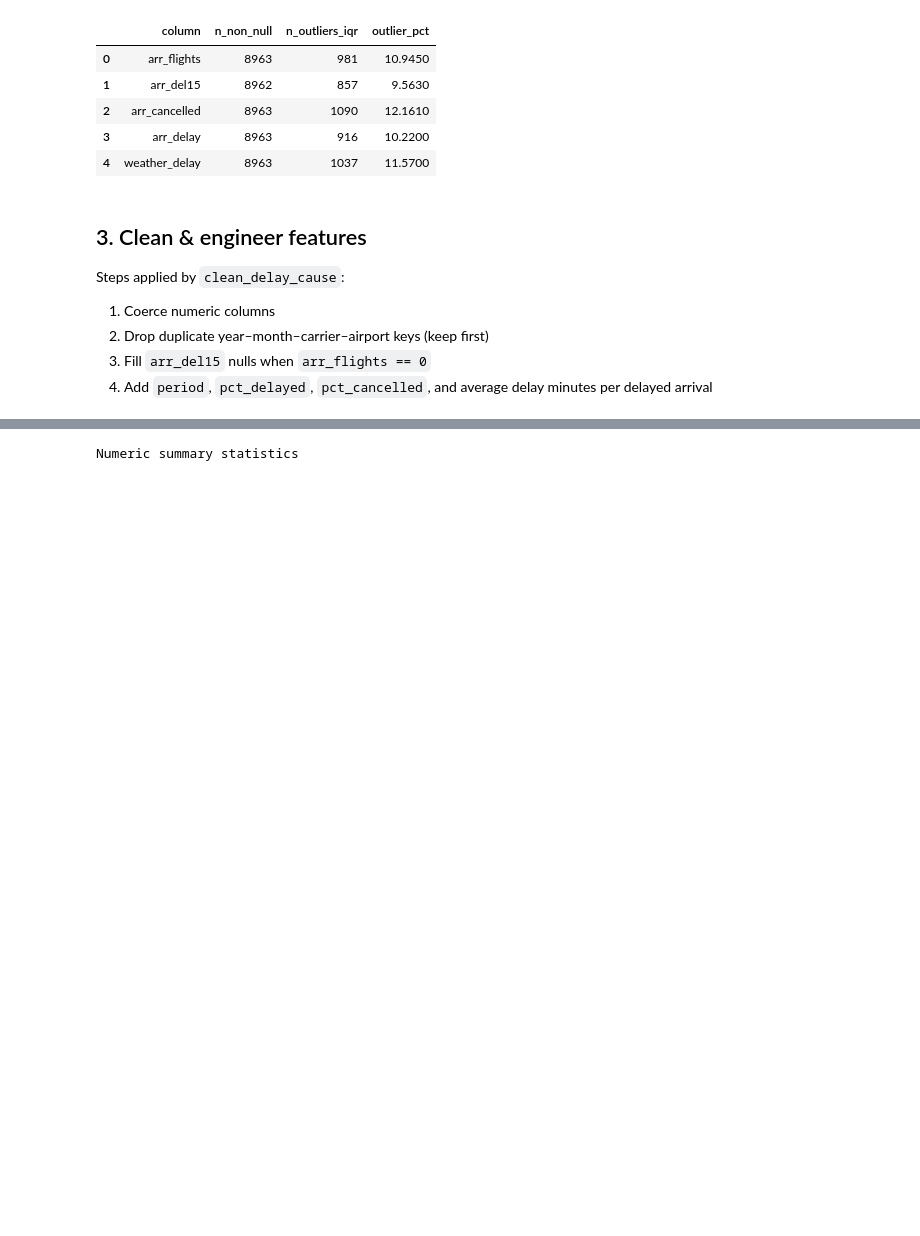
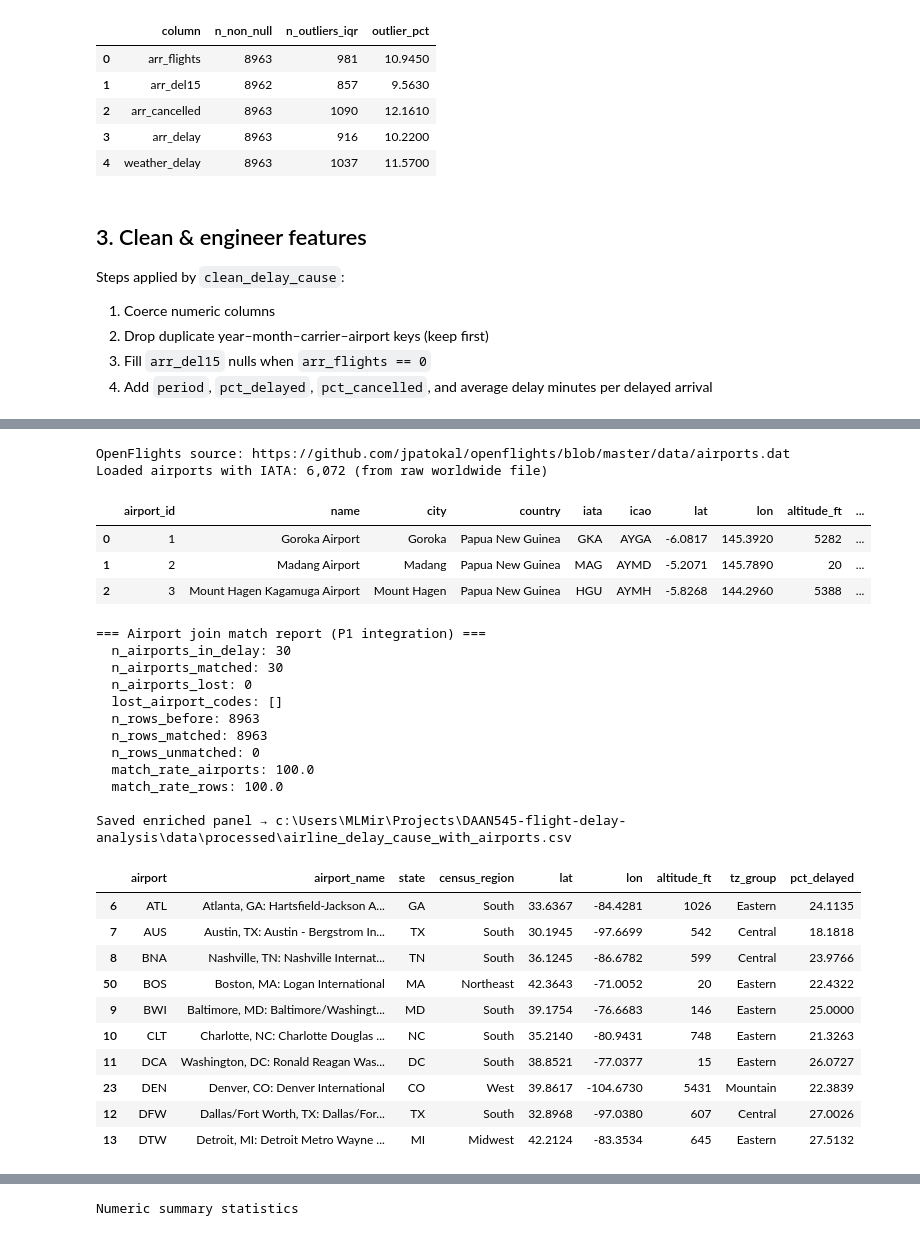
Before and after one commit to mlmirk/DAAN545-flight-delay-analysis, a Jupyter notebook: notebooks/01_eda_clean_visualize.ipynb, the cells around one changed output, grey strips where cells are left out. Cells and saved outputs as stored; diff of their text form; code cells hidden in the pictures; blank space fills up the shorter version.

```diff
--- a/notebooks/01_eda_clean_visualize.ipynb
+++ b/notebooks/01_eda_clean_visualize.ipynb
@@ -208,0 +235,76 @@ Saved cleaned data → C:\Users\MLMir\Projects\DAAN545-flight-delay-analysis\dat
+# %%
+AIRPORTS_PATH = DATA_RAW / "airports.dat"
+airports_raw = load_openflights_airports(AIRPORTS_PATH)
+
+print(f"OpenFlights source: {OPENFLIGHTS_SOURCE_URL}")
+print(f"Loaded airports with IATA: {len(airports_raw):,} (from raw worldwide file)")
+display(airports_raw.head(3))
+
+clean, airport_match = join_airport_attributes(clean, airports_raw)
+
+print("\n=== Airport join match report (P1 integration) ===")
+for key in [
+    "n_airports_in_delay",
+    "n_airports_matched",
+    "n_airports_lost",
+    "lost_airport_codes",
+    "n_rows_before",
+    "n_rows_matched",
+    "n_rows_unmatched",
+    "match_rate_airports",
+    "match_rate_rows",
+]:
+    print(f"  {key}: {airport_match[key]}")
+
+enriched_path = DATA_PROCESSED / "airline_delay_cause_with_airports.csv"
+clean.to_csv(enriched_path, index=False)
+print(f"\nSaved enriched panel → {enriched_path}")
+
+display(
+    clean[
+        [
+            "airport",
+            "airport_name",
+            "state",
+            "census_region",
+            "lat",
+            "lon",
+            "altitude_ft",
+            "tz_group",
+            "pct_delayed",
+        ]
+    ]
+    .drop_duplicates("airport")
+    .sort_values("airport")
+    .head(10)
+)
+# %% [output]
+OpenFlights source: https://github.com/jpatokal/openflights/blob/master/data/airports.dat
+Loaded airports with IATA: 6,072 (from raw worldwide file)
+|  | airport_id | name | city | country | iata | icao | lat | lon | altitude_ft | ... |
+| 0 | 1 | Goroka Airport | Goroka | Papua New Guinea | GKA | AYGA | -6.0817 | 145.3920 | 5282 | ... |
+| 1 | 2 | Madang Airport | Madang | Papua New Guinea | MAG | AYMD | -5.2071 | 145.7890 | 20 | ... |
+| 2 | 3 | Mount Hagen Kagamuga Airport | Mount Hagen | Papua New Guinea | HGU | AYMH | -5.8268 | 144.2960 | 5388 | ... |
+=== Airport join match report (P1 integration) ===
+  n_airports_in_delay: 30
+  n_airports_matched: 30
+  n_airports_lost: 0
+  lost_airport_codes: []
+  n_rows_before: 8963
+  n_rows_matched: 8963
+  n_rows_unmatched: 0
+  match_rate_airports: 100.0
+  match_rate_rows: 100.0
+
+Saved enriched panel → c:\Users\MLMir\Projects\DAAN545-flight-delay-analysis\data\processed\airline_delay_cause_with_airports.csv
+|  | airport | airport_name | state | census_region | lat | lon | altitude_ft | tz_group | pct_delayed |
+| 6 | ATL | Atlanta, GA: Hartsfield-Jackson A... | GA | South | 33.6367 | -84.4281 | 1026 | Eastern | 24.1135 |
+| 7 | AUS | Austin, TX: Austin - Bergstrom In... | TX | South | 30.1945 | -97.6699 | 542 | Central | 18.1818 |
+| 8 | BNA | Nashville, TN: Nashville Internat... | TN | South | 36.1245 | -86.6782 | 599 | Central | 23.9766 |
+| 50 | BOS | Boston, MA: Logan International | MA | Northeast | 42.3643 | -71.0052 | 20 | Eastern | 22.4322 |
+| 9 | BWI | Baltimore, MD: Baltimore/Washingt... | MD | South | 39.1754 | -76.6683 | 146 | Eastern | 25.0000 |
+| 10 | CLT | Charlotte, NC: Charlotte Douglas ... | NC | South | 35.2140 | -80.9431 | 748 | Eastern | 21.3263 |
+| 11 | DCA | Washington, DC: Ronald Reagan Was... | DC | South | 38.8521 | -77.0377 | 15 | Eastern | 26.0727 |
+| 23 | DEN | Denver, CO: Denver International | CO | West | 39.8617 | -104.6730 | 5431 | Mountain | 22.3839 |
+| 12 | DFW | Dallas/Fort Worth, TX: Dallas/For... | TX | South | 32.8968 | -97.0380 | 607 | Central | 27.0026 |
+| 13 | DTW | Detroit, MI: Detroit Metro Wayne ... | MI | Midwest | 42.2124 | -83.3534 | 645 | Eastern | 27.5132 |
```
Also changed, not shown: parts of 11 cells of this notebook, 9 other files.
